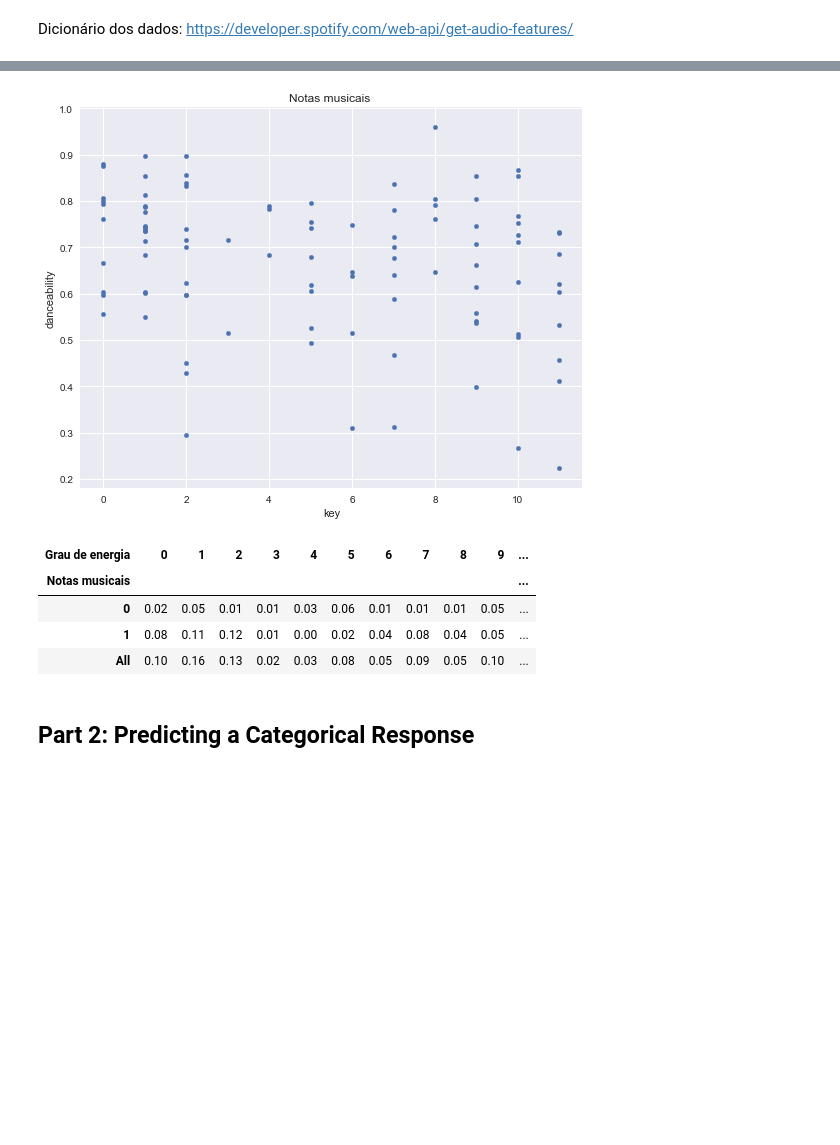
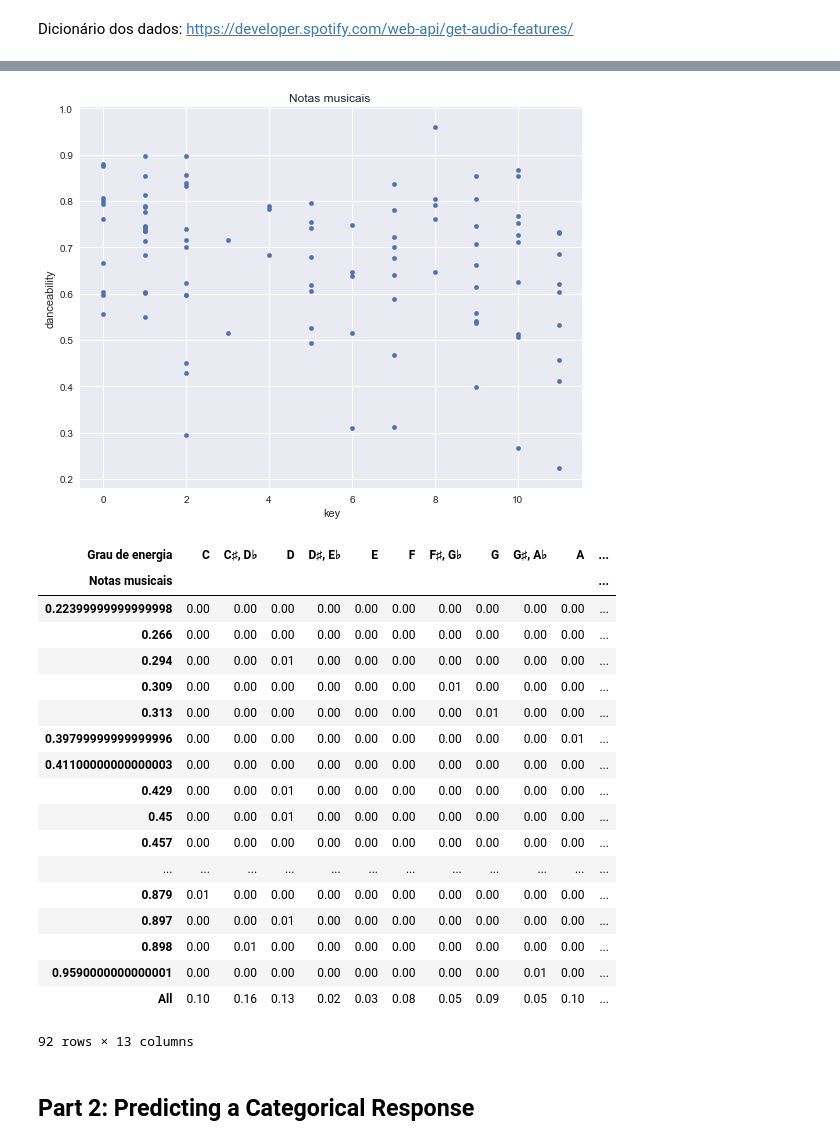
Before and after one commit to R09090909/Projeto3-cd, a Jupyter notebook: Projeto-3-CD-rascunho.ipynb, the cells around one changed output, grey strips where cells are left out. Saved outputs shown, nothing was run; the diff lists cells and outputs as text; code cells hidden in the pictures; blank space fills up the shorter version.

```diff
--- a/Projeto-3-CD-rascunho.ipynb
+++ b/Projeto-3-CD-rascunho.ipynb
@@ -35,9 +35,9 @@ spotdatatreina = sptdata[100:200]
 Dicionário dos dados:
 https://developer.spotify.com/web-api/get-audio-features/
 # %%
-spotdata.notakey = spotdata.key
-spotdata.notakey = spotdata.notakey.astype('category')
-spotdata.notakey.cat.categories = (['C','C♯, D♭','D','D♯, E♭','E','F','F♯, G♭','G','G♯, A♭','A','A♯, B♭','B'])
+spotdata['notakey'] = spotdata.key
+spotdata['notakey'] = spotdata.notakey.astype('category')
+spotdata['notakey'].cat.categories = (['C','C♯, D♭','D','D♯, E♭','E','F','F♯, G♭','G','G♯, A♭','A','A♯, B♭','B'])
 
 #filtrando/dividindo os Estados por Regiões:
 spotdata.energyy = spotdata.energy
@@ -87,10 +93,6 @@ Name: key, dtype: float64
 # %%
 #para o treinamento do computador dos 100 primeiros termos
 spotdata['mode12key'] = spotdata['mode']*12 + spotdata['key']
-# for i in spotdata['mode12key']:
-#     if i>=12:
-#         print('tom maior')
-#         if
 spotdata['mode12key'] = np.where(spotdata.mode12key >= spotdata['mode12key'].mean(), 1, 0)
 
 #para o teste dos novos termos de 100 a 200
@@ -102,7 +104,7 @@ spotdata.plot(kind = "scatter", x = "key", y = "danceability",figsize=(9,7))
 plt.title('Notas musicais ')
 plt.show()
 
-pd.crosstab(spotdata['mode'],spotdata.key,margins=True,normalize=True, colnames=['Grau de energia'],rownames=['Notas musicais'])
+pd.crosstab(spotdata['danceability'],spotdata['notakey'],margins=True,normalize=True, colnames=['Grau de energia'],rownames=['Notas musicais'])
 # %% [output]
 A value is trying to be set on a copy of a slice from a DataFrame.
 Try using .loc[row_indexer,col_indexer] = value instead
@@ -116,17 +119,31 @@ See the caveats in the documentation: http://pandas.pydata.org/pandas-docs/stabl
 A value is trying to be set on a copy of a slice from a DataFrame.
 Try using .loc[row_indexer,col_indexer] = value instead
 
 See the caveats in the documentation: http://pandas.pydata.org/pandas-docs/stable/indexing.html#indexing-view-versus-copy
 A value is trying to be set on a copy of a slice from a DataFrame.
 Try using .loc[row_indexer,col_indexer] = value instead
 
 See the caveats in the documentation: http://pandas.pydata.org/pandas-docs/stable/indexing.html#indexing-view-versus-copy
 [figure]
-| Grau de energia | 0 | 1 | 2 | 3 | 4 | 5 | 6 | 7 | 8 | 9 | ... |
+| Grau de energia | C | C♯, D♭ | D | D♯, E♭ | E | F | F♯, G♭ | G | G♯, A♭ | A | ... |
 | Notas musicais |  |  |  |  |  |  |  |  |  |  | ... |
-| 0 | 0.02 | 0.05 | 0.01 | 0.01 | 0.03 | 0.06 | 0.01 | 0.01 | 0.01 | 0.05 | ... |
-| 1 | 0.08 | 0.11 | 0.12 | 0.01 | 0.00 | 0.02 | 0.04 | 0.08 | 0.04 | 0.05 | ... |
+| 0.22399999999999998 | 0.00 | 0.00 | 0.00 | 0.00 | 0.00 | 0.00 | 0.00 | 0.00 | 0.00 | 0.00 | ... |
+| 0.266 | 0.00 | 0.00 | 0.00 | 0.00 | 0.00 | 0.00 | 0.00 | 0.00 | 0.00 | 0.00 | ... |
+| 0.294 | 0.00 | 0.00 | 0.01 | 0.00 | 0.00 | 0.00 | 0.00 | 0.00 | 0.00 | 0.00 | ... |
+| 0.309 | 0.00 | 0.00 | 0.00 | 0.00 | 0.00 | 0.00 | 0.01 | 0.00 | 0.00 | 0.00 | ... |
+| 0.313 | 0.00 | 0.00 | 0.00 | 0.00 | 0.00 | 0.00 | 0.00 | 0.01 | 0.00 | 0.00 | ... |
+| 0.39799999999999996 | 0.00 | 0.00 | 0.00 | 0.00 | 0.00 | 0.00 | 0.00 | 0.00 | 0.00 | 0.01 | ... |
+| 0.41100000000000003 | 0.00 | 0.00 | 0.00 | 0.00 | 0.00 | 0.00 | 0.00 | 0.00 | 0.00 | 0.00 | ... |
+| 0.429 | 0.00 | 0.00 | 0.01 | 0.00 | 0.00 | 0.00 | 0.00 | 0.00 | 0.00 | 0.00 | ... |
+| 0.45 | 0.00 | 0.00 | 0.01 | 0.00 | 0.00 | 0.00 | 0.00 | 0.00 | 0.00 | 0.00 | ... |
+| 0.457 | 0.00 | 0.00 | 0.00 | 0.00 | 0.00 | 0.00 | 0.00 | 0.00 | 0.00 | 0.00 | ... |
+| ... | ... | ... | ... | ... | ... | ... | ... | ... | ... | ... | ... |
+| 0.879 | 0.01 | 0.00 | 0.00 | 0.00 | 0.00 | 0.00 | 0.00 | 0.00 | 0.00 | 0.00 | ... |
+| 0.897 | 0.00 | 0.00 | 0.01 | 0.00 | 0.00 | 0.00 | 0.00 | 0.00 | 0.00 | 0.00 | ... |
+| 0.898 | 0.00 | 0.01 | 0.00 | 0.00 | 0.00 | 0.00 | 0.00 | 0.00 | 0.00 | 0.00 | ... |
+| 0.9590000000000001 | 0.00 | 0.00 | 0.00 | 0.00 | 0.00 | 0.00 | 0.00 | 0.00 | 0.01 | 0.00 | ... |
 | All | 0.10 | 0.16 | 0.13 | 0.02 | 0.03 | 0.08 | 0.05 | 0.09 | 0.05 | 0.10 | ... |
+92 rows × 13 columns
 # %% [markdown]
 ## **Part 2:** Predicting a Categorical Response
 # %%
```
Also changed, not shown: parts of 24 cells of this notebook, 1 other file.
